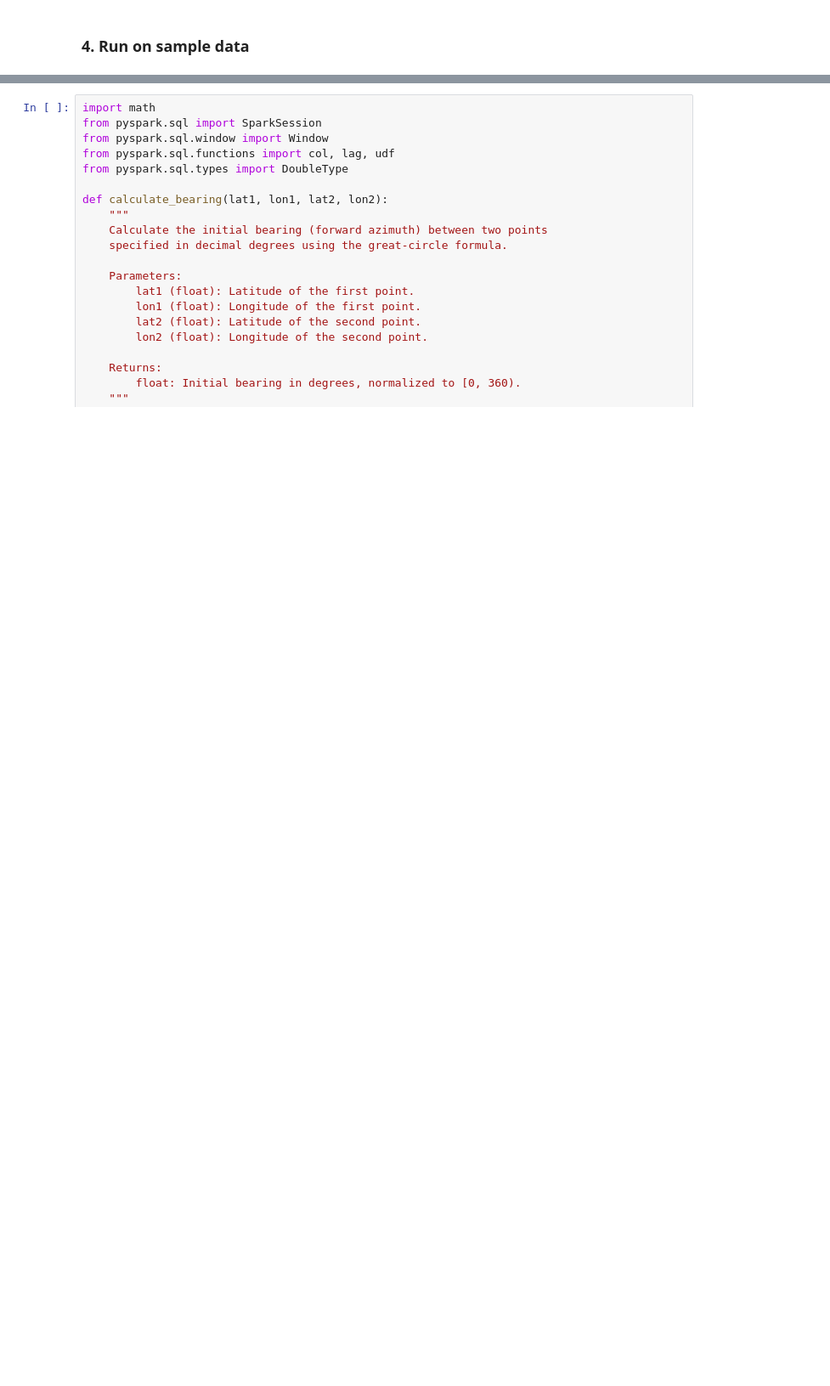
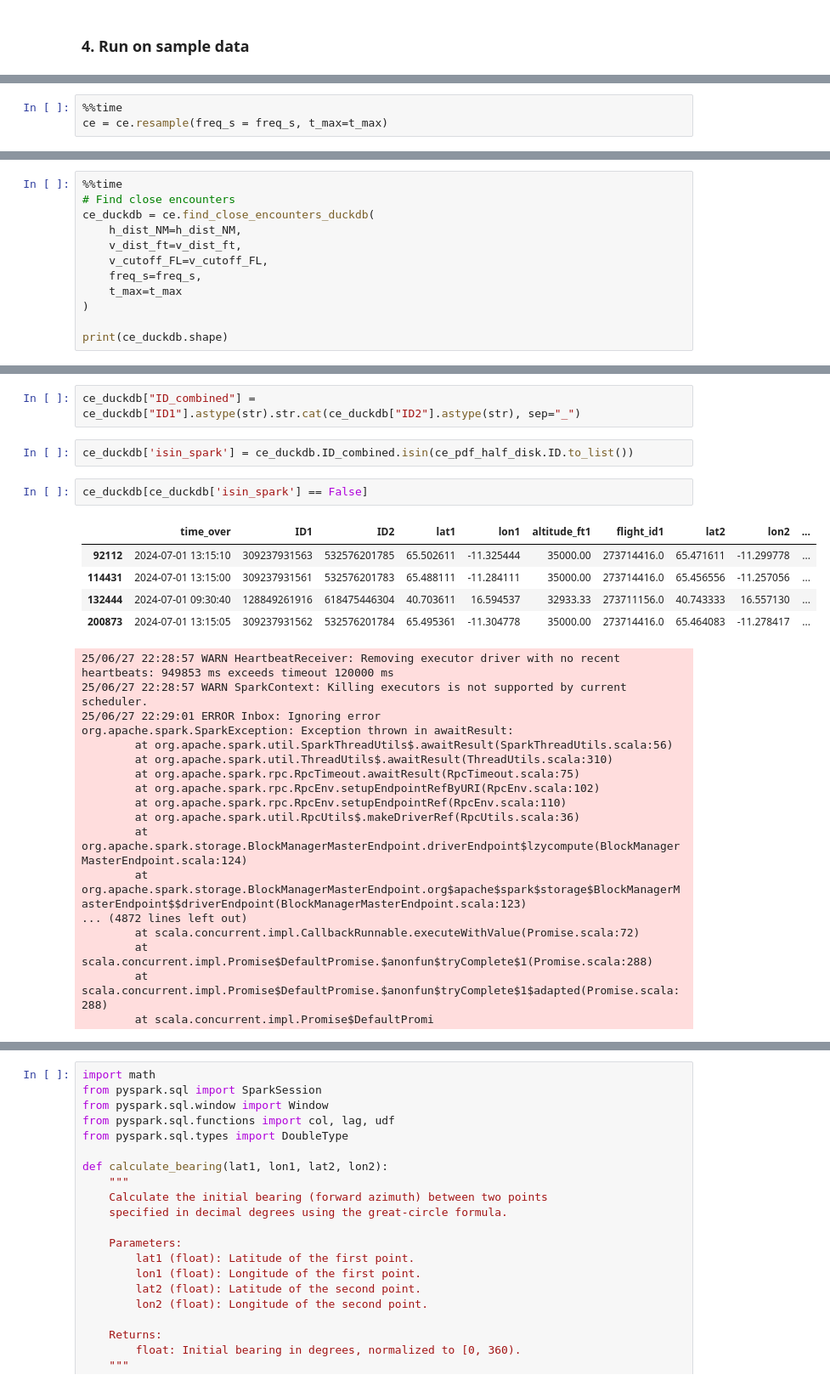
Before and after one commit to euctrl-pru/close-proximity-events, a Jupyter notebook: close-encounters-calculator.ipynb, the cells around one changed output, grey strips where cells are left out. Shown at 85% size. Drawn from its saved outputs; the diff is of its cells as text; blank space fills up the shorter version.

```diff
--- a/close-encounters-calculator.ipynb
+++ b/close-encounters-calculator.ipynb
@@ -90,0 +116,3 @@ ce = ce.load_parquet_trajectories(
+# %%
+%%time
+ce = ce.resample(freq_s = freq_s, t_max=t_max)
@@ -90,0 +140,12 @@ ce = ce.load_parquet_trajectories(
+# %%
+%%time
+# Find close encounters
+ce_duckdb = ce.find_close_encounters_duckdb(
+    h_dist_NM=h_dist_NM,
+    v_dist_ft=v_dist_ft,
+    v_cutoff_FL=v_cutoff_FL,
+    freq_s=freq_s,
+    t_max=t_max
+)
+
+print(ce_duckdb.shape)
@@ -90,0 +159,29 @@ ce = ce.load_parquet_trajectories(
+# %%
+ce_duckdb["ID_combined"] = ce_duckdb["ID1"].astype(str).str.cat(ce_duckdb["ID2"].astype(str), sep="_")
+# %%
+ce_duckdb['isin_spark'] = ce_duckdb.ID_combined.isin(ce_pdf_half_disk.ID.to_list())
+# %%
+ce_duckdb[ce_duckdb['isin_spark'] == False]
+# %% [output]
+|  | time_over | ID1 | ID2 | lat1 | lon1 | altitude_ft1 | flight_id1 | lat2 | lon2 | ... |
+| 92112 | 2024-07-01 13:15:10 | 309237931563 | 532576201785 | 65.502611 | -11.325444 | 35000.00 | 273714416.0 | 65.471611 | -11.299778 | ... |
+| 114431 | 2024-07-01 13:15:00 | 309237931561 | 532576201783 | 65.488111 | -11.284111 | 35000.00 | 273714416.0 | 65.456556 | -11.257056 | ... |
+| 132444 | 2024-07-01 09:30:40 | 128849261916 | 618475446304 | 40.703611 | 16.594537 | 32933.33 | 273711156.0 | 40.743333 | 16.557130 | ... |
+| 200873 | 2024-07-01 13:15:05 | 309237931562 | 532576201784 | 65.495361 | -11.304778 | 35000.00 | 273714416.0 | 65.464083 | -11.278417 | ... |
+25/06/27 22:28:57 WARN HeartbeatReceiver: Removing executor driver with no recent heartbeats: 949853 ms exceeds timeout 120000 ms
+25/06/27 22:28:57 WARN SparkContext: Killing executors is not supported by current scheduler.
+25/06/27 22:29:01 ERROR Inbox: Ignoring error
+org.apache.spark.SparkException: Exception thrown in awaitResult:
+        at org.apache.spark.util.SparkThreadUtils$.awaitResult(SparkThreadUtils.scala:56)
+        at org.apache.spark.util.ThreadUtils$.awaitResult(ThreadUtils.scala:310)
+        at org.apache.spark.rpc.RpcTimeout.awaitResult(RpcTimeout.scala:75)
+        at org.apache.spark.rpc.RpcEnv.setupEndpointRefByURI(RpcEnv.scala:102)
+        at org.apache.spark.rpc.RpcEnv.setupEndpointRef(RpcEnv.scala:110)
+        at org.apache.spark.util.RpcUtils$.makeDriverRef(RpcUtils.scala:36)
+        at org.apache.spark.storage.BlockManagerMasterEndpoint.driverEndpoint$lzycompute(BlockManagerMasterEndpoint.scala:124)
+        at org.apache.spark.storage.BlockManagerMasterEndpoint.org$apache$spark$storage$BlockManagerMasterEndpoint$$driverEndpoint(BlockManagerMasterEndpoint.scala:123)
+... (4872 lines left out)
+        at scala.concurrent.impl.CallbackRunnable.executeWithValue(Promise.scala:72)
+        at scala.concurrent.impl.Promise$DefaultPromise.$anonfun$tryComplete$1(Promise.scala:288)
+        at scala.concurrent.impl.Promise$DefaultPromise.$anonfun$tryComplete$1$adapted(Promise.scala:288)
+        at scala.concurrent.impl.Promise$DefaultPromi
```
Also changed, not shown: parts of 13 cells of this notebook.
